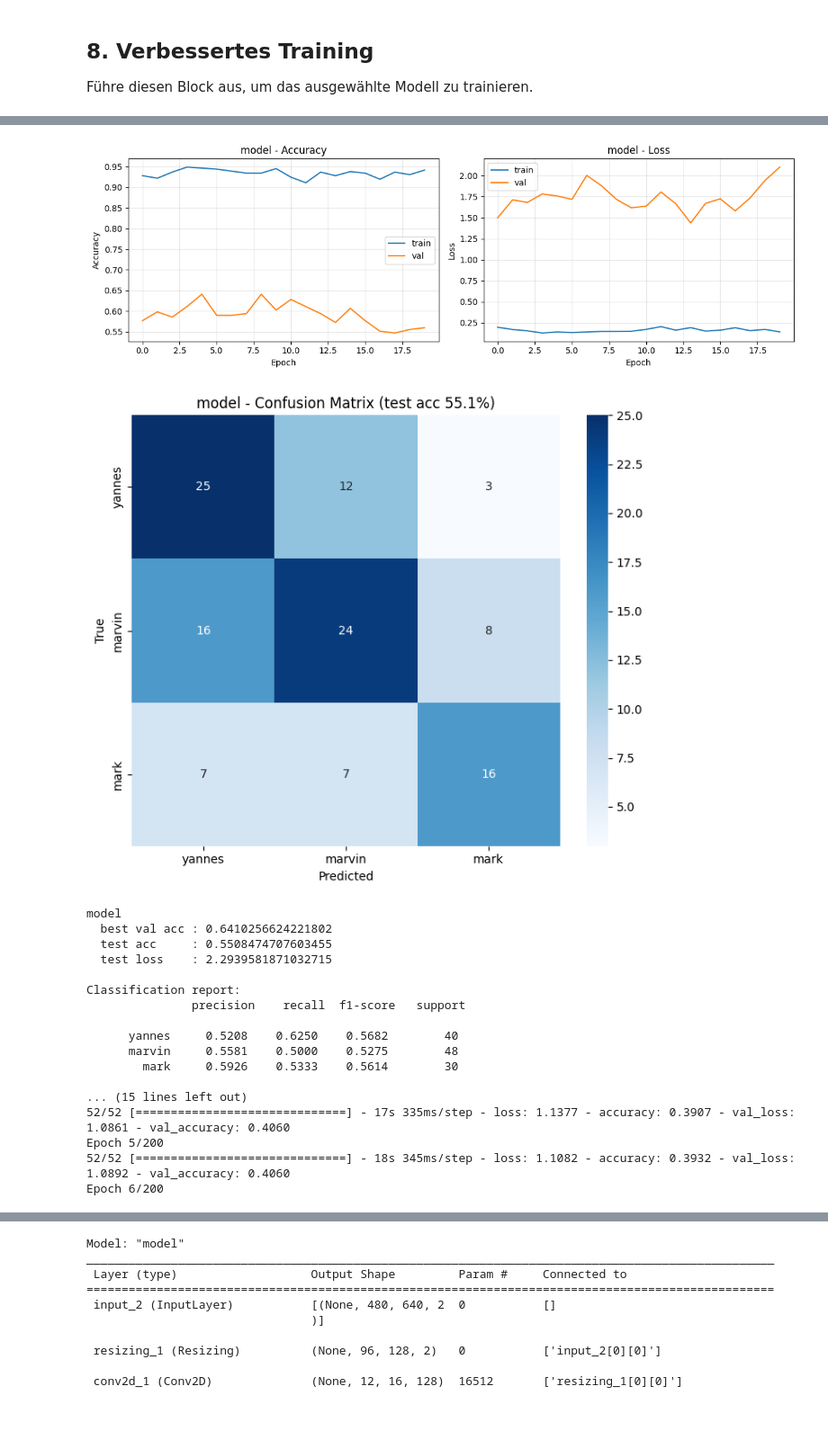
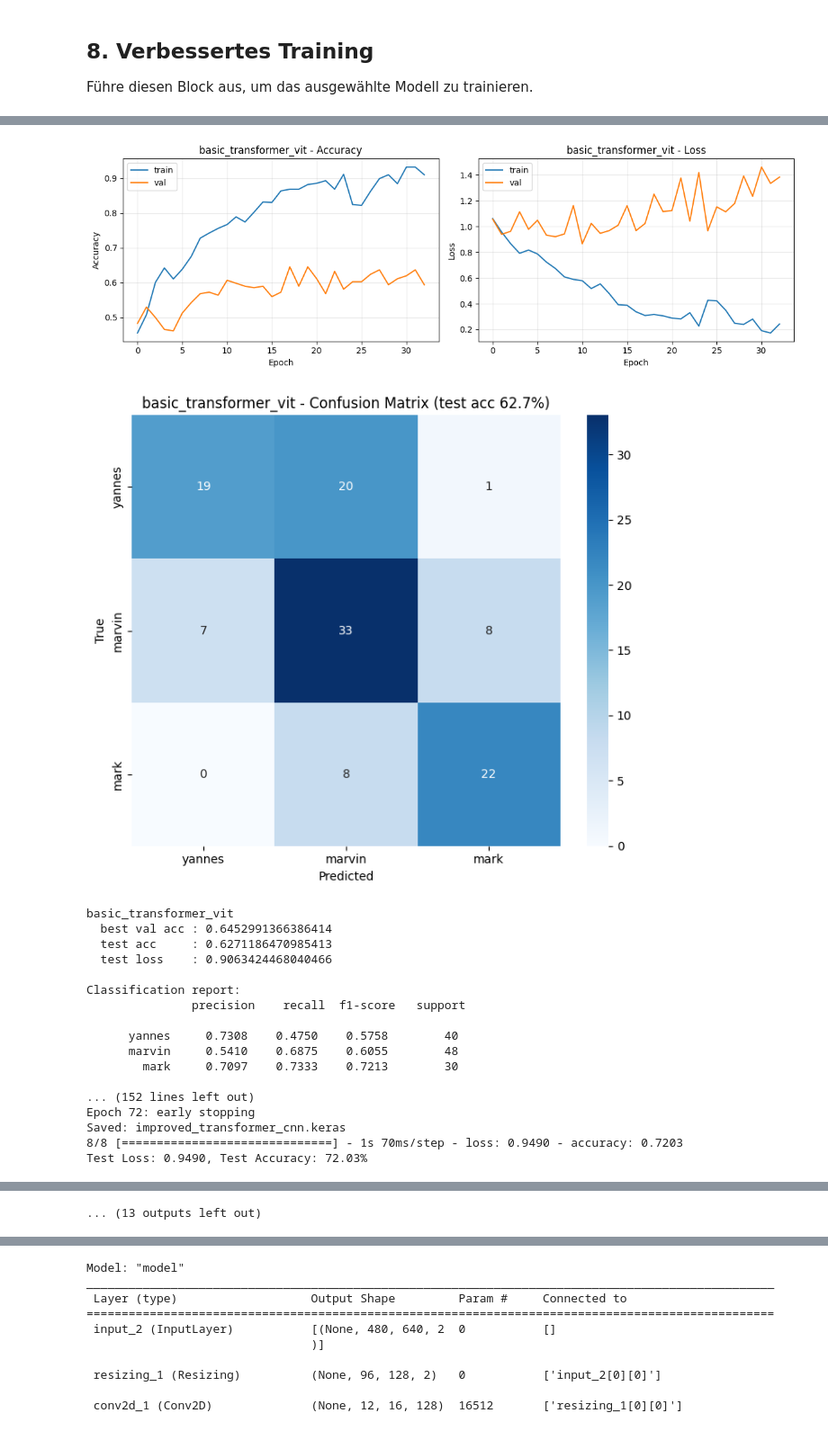
Before and after one commit to T2brozz/neuroAi, a Jupyter notebook: notebooks/traditionalNN/cnn.ipynb, the cells around one changed output, grey strips where cells are left out. Shown at 90% size. Cells and saved outputs as stored; diff of their text form; code cells hidden in the pictures.

```diff
--- a/notebooks/traditionalNN/cnn.ipynb
+++ b/notebooks/traditionalNN/cnn.ipynb
@@ -260,11 +279,7 @@ model = keras.Model(inp, out, name='basic_transformer_vit')
 model.compile(
     optimizer=keras.optimizers.Adam(1e-3),
     loss='categorical_crossentropy',
-    metrics=[
-        keras.metrics.CategoricalAccuracy(name='acc'),
-        keras.metrics.TopKCategoricalAccuracy(k=2, name='top2_acc'),
-        keras.metrics.TopKCategoricalAccuracy(k=3, name='top3_acc'),
-    ],
+    metrics=["accuracy"],
 )
 model.summary()
 # %% [output]
@@ -1117,7 +1355,7 @@ Hinweis: CNN-Stem + Transformer ist oft die beste Wahl für kleine Datensätze!
 Führe diesen Block aus, um das ausgewählte Modell zu trainieren.
 # %%
 # ============================================================================
-# MULTI-MODEL TRAINING + EVALUATION + SAVING (Option A–D nacheinander)
+# MULTI-MODEL TRAINING + EVALUATION + SAVING (Option A–G nacheinander)
 # ============================================================================
 
 from pathlib import Path
@@ -1144,10 +1382,10 @@ print('Run dir:', run_dir.resolve())
 
 results = {}
 trained_models = {}  # optional: im RAM behalten
-models = [model,modela, modelb, modelc, modeld]
-for model in models:
+models = [model, modela, modelb, modelc, modeld, modele, modelf, modelg]
+for mdl in models:
     print('\n' + '='*80)
-    print('Training:', model.name)
+    print('Training:', mdl.name)
     print('='*80)
 
     tf.keras.backend.clear_session()
@@ -1161,7 +1399,7 @@ for model in models:
         ),
     ]
 
-    history = model.fit(
+    history = mdl.fit(
         train_dataset,
         validation_data=ds_val,
         epochs=cfg.epochs,
@@ -1170,17 +1408,19 @@ for model in models:
     )
 
     # Speichern (best weights sind durch EarlyStopping restored)
-    model_path = run_dir / f'{model.name}.keras'
-    model.save(model_path)
+    model_path = run_dir / f'{mdl.name}.keras'
+    mdl.save(model_path)
     print('Saved:', model_path.name)
 
     # Test-Evaluation
-    test_loss, test_acc = model.evaluate(ds_test, verbose=0)
-
+    eval_out = mdl.evaluate(ds_test, verbose=1, return_dict=True)
+    test_loss = eval_out['loss']
+    test_acc = eval_out['accuracy']
+    print(f'Test Loss: {test_loss:.4f}, Test Accuracy: {test_acc*100:.2f}%')
     # Predictions für Confusion Matrix
     y_true_all, y_pred_all = [], []
     for batch_x, batch_y in ds_test:
-        probs = model.predict(batch_x, verbose=0)
+        probs = mdl.predict(batch_x, verbose=0)
         y_true_all.extend(tf.argmax(batch_y, axis=1).numpy())
         y_pred_all.extend(tf.argmax(probs, axis=1).numpy())
     y_true_all = np.array(y_true_all)
@@ -1193,39 +1433,39 @@ for model in models:
     fig, axes = plt.subplots(1, 2, figsize=(12, 4))
     axes[0].plot(history.history.get('accuracy', []), label='train')
     axes[0].plot(history.history.get('val_accuracy', []), label='val')
-    axes[0].set_title(f'{model.name} - Accuracy')
+    axes[0].set_title(f'{mdl.name} - Accuracy')
     axes[0].set_xlabel('Epoch'); axes[0].set_ylabel('Accuracy')
     axes[0].grid(alpha=0.3); axes[0].legend()
 
     axes[1].plot(history.history.get('loss', []), label='train')
     axes[1].plot(history.history.get('val_loss', []), label='val')
-    axes[1].set_title(f'{model.name} - Loss')
+    axes[1].set_title(f'{mdl.name} - Loss')
     axes[1].set_xlabel('Epoch'); axes[1].set_ylabel('Loss')
     axes[1].grid(alpha=0.3); axes[1].legend()
     plt.tight_layout()
     plt.show()
-    fig.savefig(run_dir / f'{model.name}_curves.png', dpi=150, bbox_inches='tight')
+    fig.savefig(run_dir / f'{mdl.name}_curves.png', dpi=150, bbox_inches='tight')
     plt.close(fig)
 
     # Plot: Confusion Matrix
     plt.figure(figsize=(7, 6))
     sns.heatmap(cm, annot=True, fmt='d', cmap='Blues', xticklabels=class_names, yticklabels=class_names)
     plt.xlabel('Predicted'); plt.ylabel('True')
-    plt.title(f'{model.name} - Confusion Matrix (test acc {test_acc*100:.1f}%)')
+    plt.title(f'{mdl.name} - Confusion Matrix (test acc {test_acc*100:.1f}%)')
     plt.tight_layout()
     plt.show()
-    plt.savefig(run_dir / f'{model.name}_confusion.png', dpi=150, bbox_inches='tight')
+    plt.savefig(run_dir / f'{mdl.name}_confusion.png', dpi=150, bbox_inches='tight')
     plt.close()
 
     # Persist summary artifacts
-    (run_dir / f'{model.name}_classification_report.txt').write_text(report)
-    hist_path = run_dir / f'{model.name}_history.json'
+    (run_dir / f'{mdl.name}_classification_report.txt').write_text(report)
+    hist_path = run_dir / f'{mdl.name}_history.json'
     hist_path.write_text(json.dumps(history.history, indent=2))
 
     best_val_acc = float(np.max(history.history.get('val_accuracy', [np.nan])))
     best_val_loss = float(np.min(history.history.get('val_loss', [np.nan])))
 
-    results[model.name] = {
+    results[mdl.name] = {
         'model_path': str(model_path),
         'test_loss': float(test_loss),
         'test_accuracy': float(test_acc),
@@ -1234,13 +1474,13 @@ for model in models:
         'epochs_ran': int(len(history.history.get('loss', []))),
     }
 
-    print('\n' + model.name)
+    print('\n' + mdl.name)
     print('  best val acc :', best_val_acc)
     print('  test acc     :', float(test_acc))
     print('  test loss    :', float(test_loss))
     print('\nClassification report:\n', report)
 
-    trained_models[model.name] = model  # falls du später noch im Notebook weiterarbeiten willst
+    trained_models[mdl.name] = mdl  # falls du später noch im Notebook weiterarbeiten willst
 
 # Save overall results
 (run_dir / 'results.json').write_text(json.dumps(results, indent=2))
@@ -1267,19 +1507,19 @@ Saved: model.keras
-[figure, old version]
+[figure, new version]
-[figure, old version]
+[figure, new version]
-model
-  best val acc : 0.6410256624221802
-  test acc     : 0.5508474707603455
-  test loss    : 2.2939581871032715
+basic_transformer_vit
+  best val acc : 0.6452991366386414
+  test acc     : 0.6271186470985413
+  test loss    : 0.9063424468040466
 
 Classification report:
                precision    recall  f1-score   support
 
-      yannes     0.5208    0.6250    0.5682        40
-      marvin     0.5581    0.5000    0.5275        48
-        mark     0.5926    0.5333    0.5614        30
+      yannes     0.7308    0.4750    0.5758        40
+      marvin     0.5410    0.6875    0.6055        48
+        mark     0.7097    0.7333    0.7213        30
 
-... (15 lines left out)
-52/52 [==============================] - 17s 335ms/step - loss: 1.1377 - accuracy: 0.3907 - val_loss: 1.0861 - val_accuracy: 0.4060
-Epoch 5/200
-52/52 [==============================] - 18s 345ms/step - loss: 1.1082 - accuracy: 0.3932 - val_loss: 1.0892 - val_accuracy: 0.4060
-Epoch 6/200
+... (152 lines left out)
+Epoch 72: early stopping
+Saved: improved_transformer_cnn.keras
+8/8 [==============================] - 1s 70ms/step - loss: 0.9490 - accuracy: 0.7203
+Test Loss: 0.9490, Test Accuracy: 72.03%
@@ -1287,3 +1566,4 @@ KeyboardInterrupt:
+... (13 outputs left out)
 # %%
 # ============================================================================
 # VERGLEICH (alle Modelle) - Tabelle + Plots
```
Also changed, not shown: parts of 16 cells of this notebook, 1 other file.
